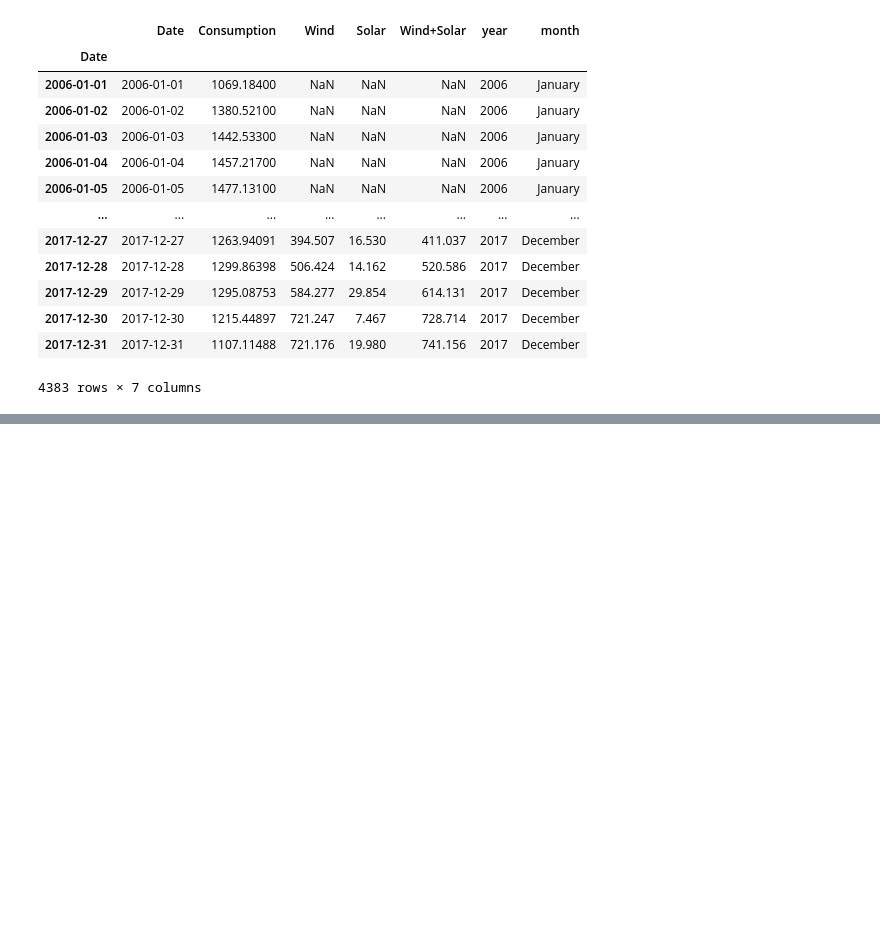
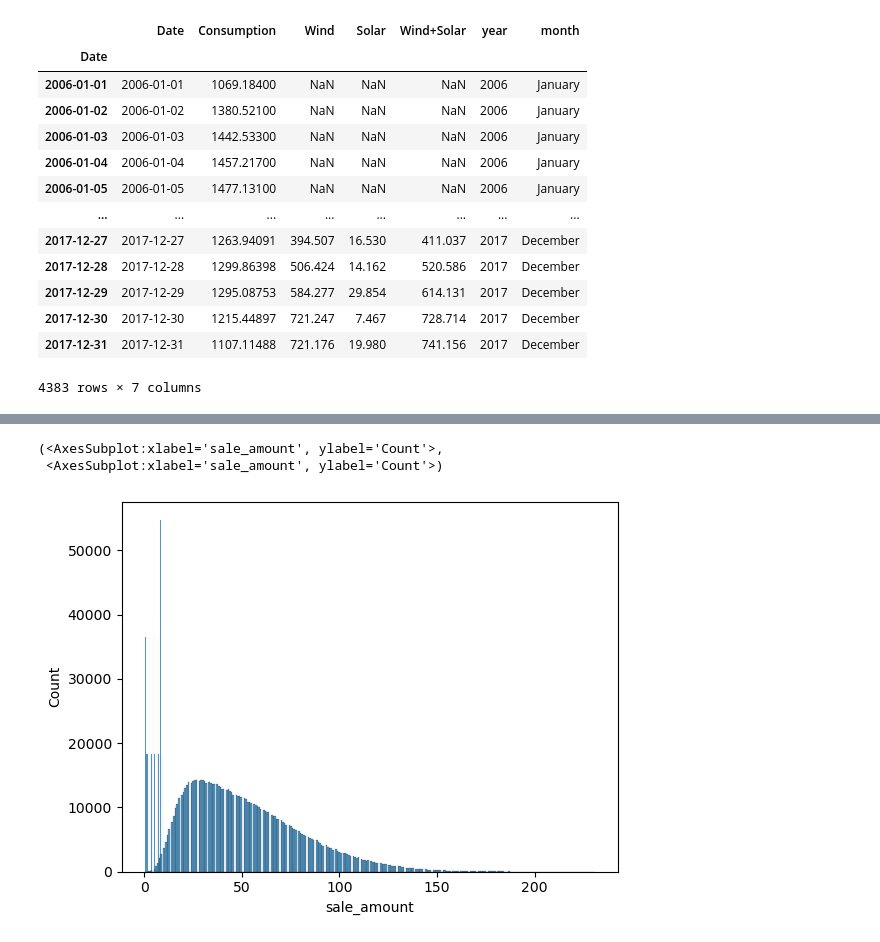
Before and after one commit to wherrickjr/time-series-exercises, a Jupyter notebook: prepare.ipynb, the cells around one changed output, grey strips where cells are left out. Cells and saved outputs as stored; diff of their text form; code cells hidden in the pictures; blank space fills up the shorter version.

```diff
--- a/prepare.ipynb
+++ b/prepare.ipynb
@@ -282,0 +279,6 @@ NameError: name 'df' is not defined
+# %%
+prepare.plot_store(store)
+# %% [output]
+(<AxesSubplot:xlabel='sale_amount', ylabel='Count'>,
+ <AxesSubplot:xlabel='sale_amount', ylabel='Count'>)
+[figure, added]
```
Also changed, not shown: parts of 7 cells of this notebook, 2 other files.
